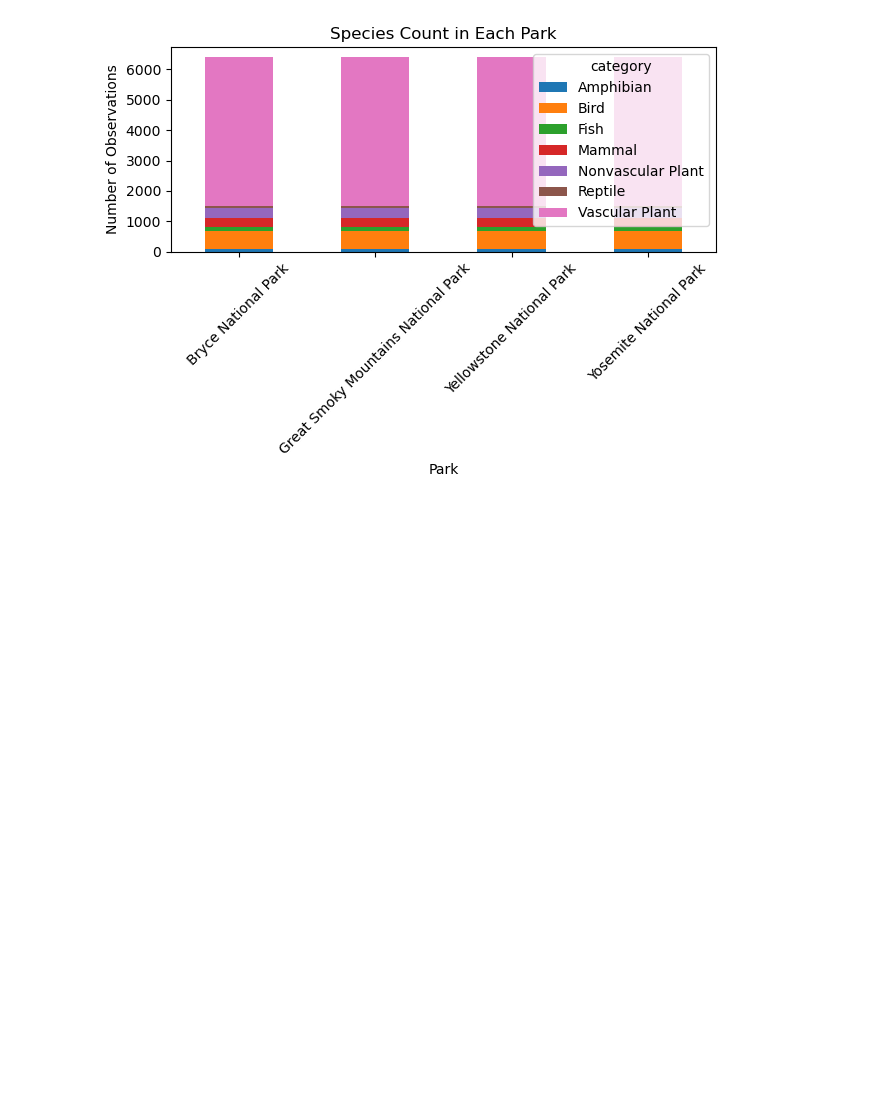
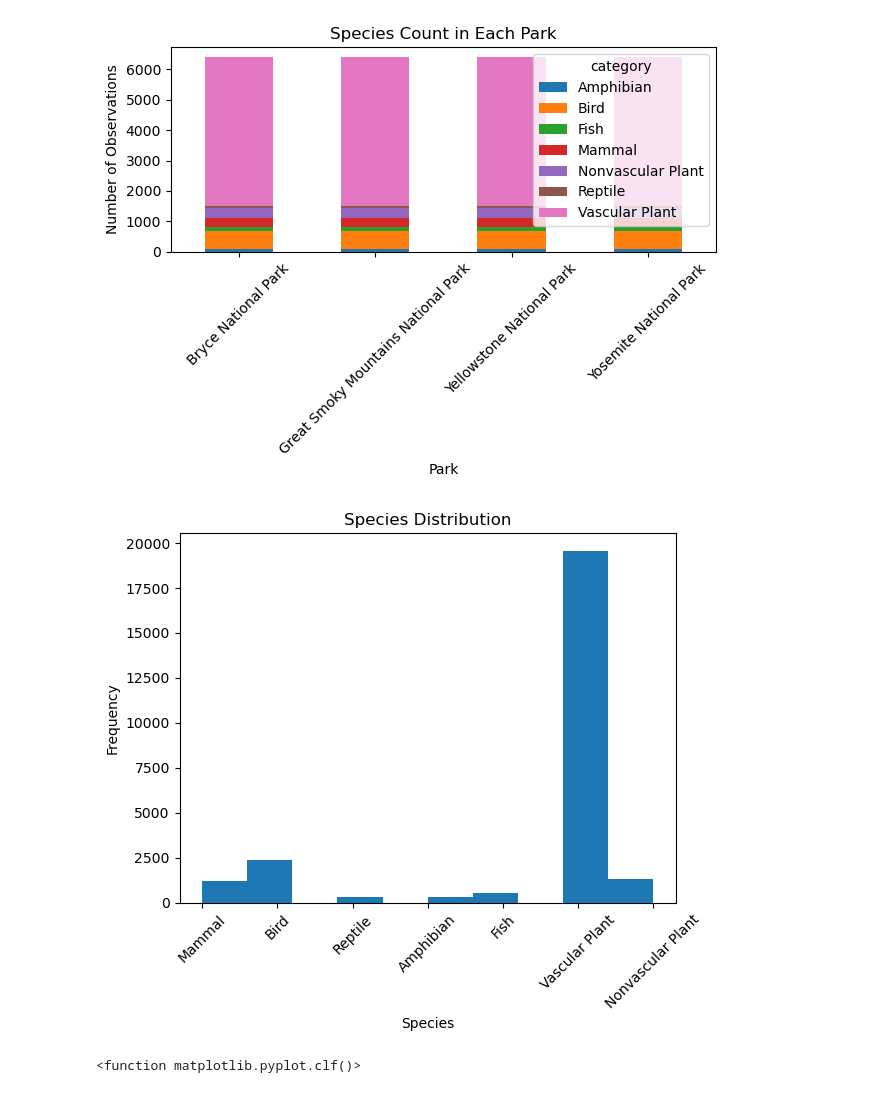
Before and after one commit to bookofbash/biodiversity, a Jupyter notebook: biodiversity.ipynb, the cells around one changed output. Saved outputs shown, nothing was run; the diff lists cells and outputs as text; code cells hidden in the pictures; blank space fills up the shorter version.

```diff
--- a/biodiversity.ipynb
+++ b/biodiversity.ipynb
@@ -141,3 +229,18 @@ plt.tight_layout()
 plt.show()
 # %% [output]
 [figure]
+# %%
+#Distribution of conservation status
+
+plt.hist(species_observations['category'], bins=10)
+
+plt.xlabel('Species')
+plt.ylabel('Frequency')
+plt.title('Species Distribution')
+plt.xticks(rotation=45)
+
+plt.show()
+plt.clf
+# %% [output]
+[figure, added]
+<function matplotlib.pyplot.clf()>
```
Also changed, not shown: parts of 20 cells of this notebook, 1 other file.
